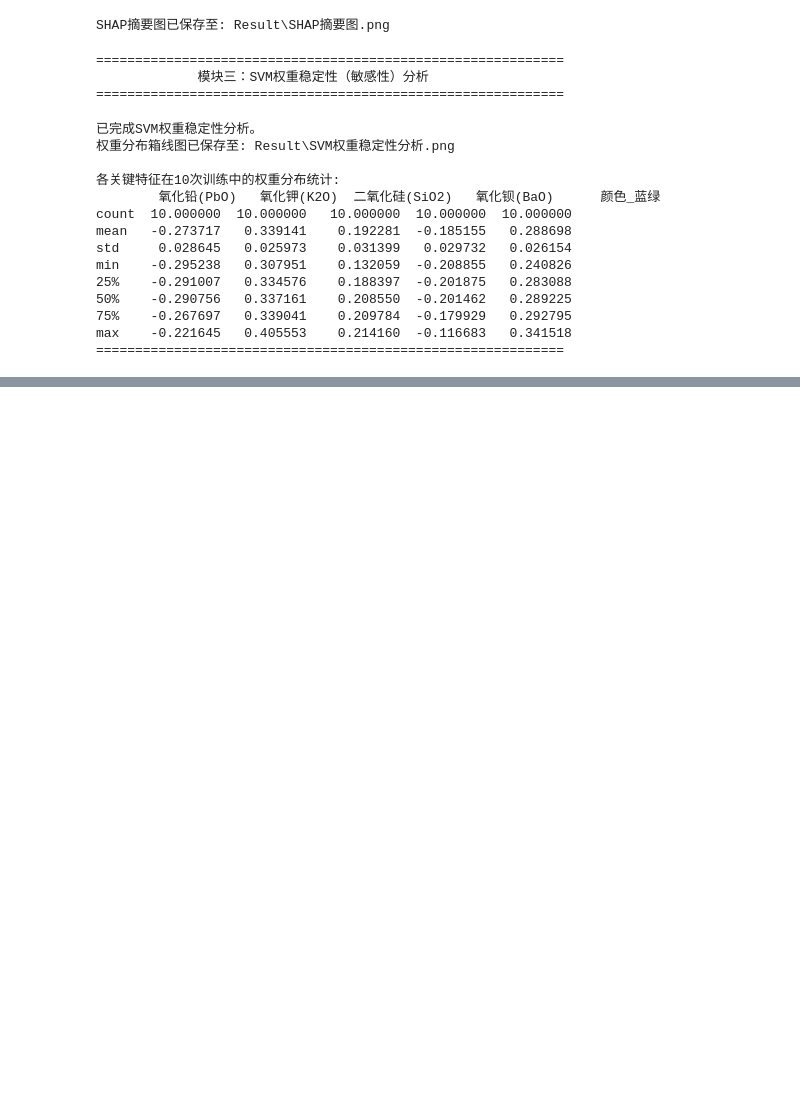
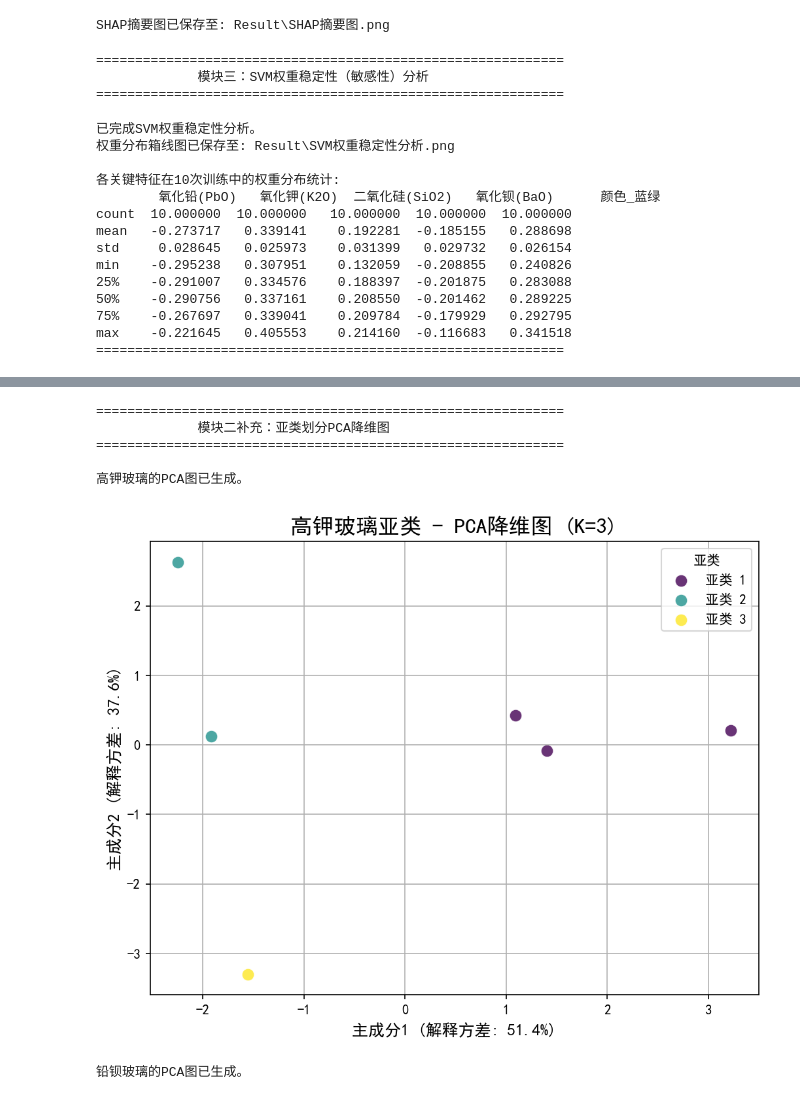
Before and after one commit to fall-fall/2022C, a Jupyter notebook: Code/2/train.ipynb, the cells around one changed output, grey strips where cells are left out. Cells and saved outputs as stored; diff of their text form; code cells hidden in the pictures; blank space fills up the shorter version.

```diff
--- a/Code/2/train.ipynb
+++ b/Code/2/train.ipynb
@@ -563,0 +753,58 @@ print(f"\n灵敏度分析结果箱线图已保存至: {ari_plot_path}")
+# %%
+# 假设 all_final_clustered_data, selected_features, output_dir 变量已在您的环境中
+# all_final_clustered_data 是一个字典，包含了高钾和铅钡玻璃聚类后的DataFrame
+
+print("\n" + "="*60)
+print("             模块二补充：亚类划分PCA降维图")
+print("="*60)
+
+for glass_type, df_full_data in all_final_clustered_data.items():
+
+    k = df_full_data['亚类'].nunique()
+    features = selected_features[glass_type]
+
+    # 对用于PCA的数据进行标准化
+    X_subset_scaled = StandardScaler().fit_transform(df_full_data[features])
+
+    # PCA降维
+    pca = PCA(n_components=2)
+    X_pca = pca.fit_transform(X_subset_scaled)
+
+    # 将PCA结果添加到DataFrame中以便绘图
+    df_full_data[['PCA1', 'PCA2']] = X_pca
+
+    # 可视化
+    fig, ax = plt.subplots(figsize=(8, 6))
+    unique_labels = sorted(df_full_data['亚类'].unique())
+    colors = plt.cm.viridis(np.linspace(0, 1, len(unique_labels)))
+
+    for label, color in zip(unique_labels, colors):
+        subset_to_plot = df_full_data[df_full_data['亚类'] == label]
+        ax.scatter(subset_to_plot['PCA1'],
+                   subset_to_plot['PCA2'],
+                   c=[color],
+                   label=f'亚类 {label}',
+                   s=80,
+                   alpha=0.8,
+                   edgecolors='w',
+                   linewidth=0.5)
+
+    ax.set_title(f'{glass_type}玻璃亚类 - PCA降维图 (K={k})', fontsize=16)
+    ax.set_xlabel(f'主成分1 (解释方差: {pca.explained_variance_ratio_[0]:.1%})', fontsize=12)
+    ax.set_ylabel(f'主成分2 (解释方差: {pca.explained_variance_ratio_[1]:.1%})', fontsize=12)
+    ax.legend(title='亚类')
+    ax.grid(True)
+
+    pca_path = output_dir / f'{glass_type}玻璃_亚类PCA图.png'
+    plt.savefig(pca_path, dpi=300)
+
+    print(f"\n{glass_type}玻璃的PCA图已生成。")
+    plt.show()
+# %% [output]
+============================================================
+             模块二补充：亚类划分PCA降维图
+============================================================
+
+高钾玻璃的PCA图已生成。
+[figure, added]
+铅钡玻璃的PCA图已生成。
```
Also changed, not shown: parts of 12 cells of this notebook, 44 other files.
